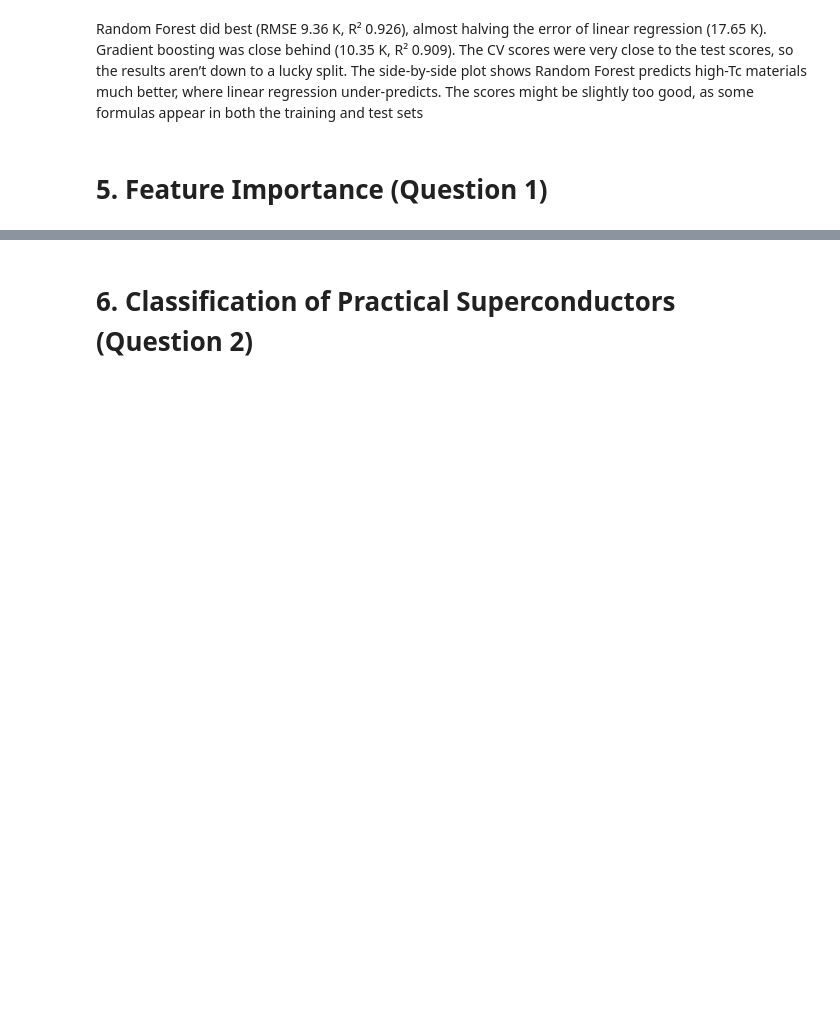
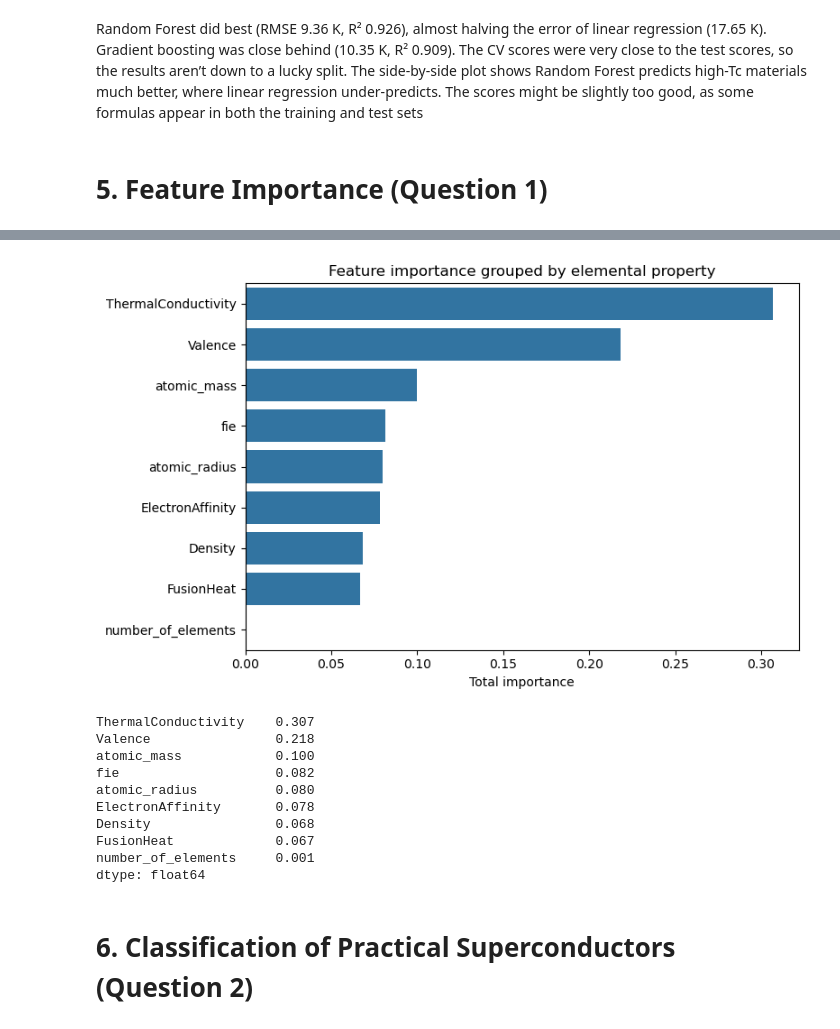
Before and after one commit to SeanCross65/Data-Analytics-Data-Mining, a Jupyter notebook: SuperConductivity.ipynb, the cells around one changed output, grey strips where cells are left out. Saved outputs shown, nothing was run; the diff lists cells and outputs as text; code cells hidden in the pictures; blank space fills up the shorter version.

```diff
--- a/SuperConductivity.ipynb
+++ b/SuperConductivity.ipynb
@@ -359,3 +417,34 @@ print(1)
+# %%
+# Each property (e.g. atomic mass) appears as ~10 features (mean, wtd_mean, range, std...)
+# Add their importances together to see which PROPERTY matters most
+import re
+
+prop = importances.index.to_series().apply(lambda f: re.sub(r"^(wtd_)?(mean|gmean|entropy|range|std)_", "", f))
+# strips the prefix: "wtd_std_ThermalConductivity" -> "ThermalConductivity"
+
+group_imp = importances.groupby(prop).sum().sort_values(ascending=False)
+
+plt.figure(figsize=(8, 5))
+sns.barplot(x=group_imp.values, y=group_imp.index)
+plt.xlabel("Total importance")
+plt.ylabel("")
+plt.title("Feature importance grouped by elemental property")
+plt.tight_layout()
+plt.show()
+
+group_imp.round(3)
+# %% [output]
+[figure, added]
+ThermalConductivity    0.307
+Valence                0.218
+atomic_mass            0.100
+fie                    0.082
+atomic_radius          0.080
+ElectronAffinity       0.078
+Density                0.068
+FusionHeat             0.067
+number_of_elements     0.001
+dtype: float64
 # %% [markdown]
 # 6. Classification of Practical Superconductors (Question 2)
 # %% [markdown]
```
Also changed, not shown: parts of 3 cells of this notebook.
